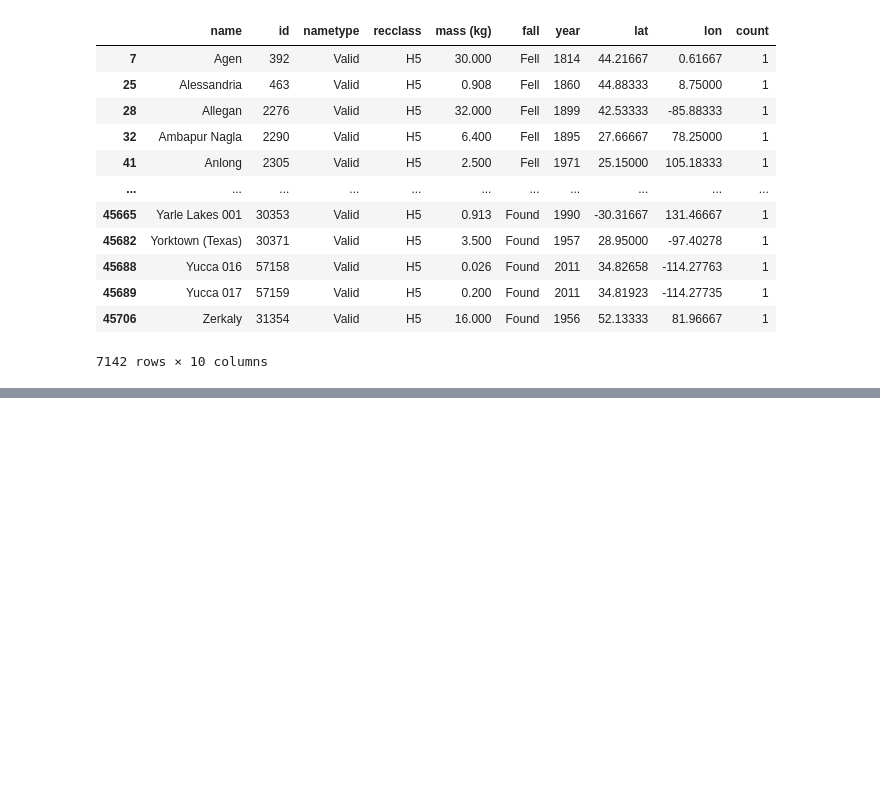
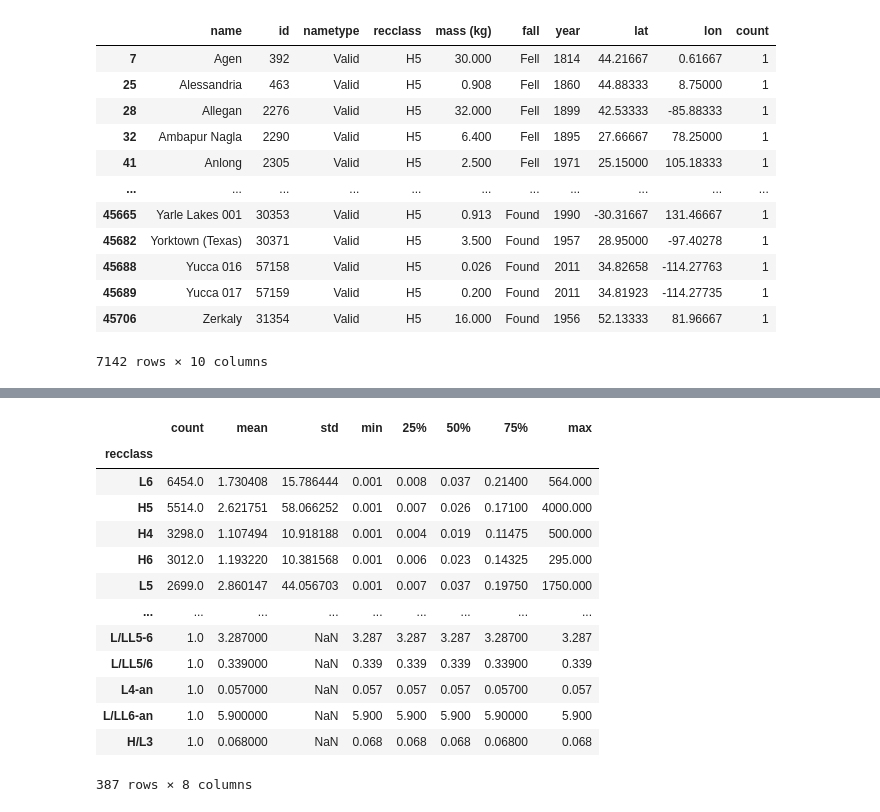
Before and after one commit to N0t10n/EDA_meteorite_landings, a Jupyter notebook: test.ipynb, the cells around one changed output, grey strips where cells are left out. Cells and saved outputs as stored; diff of their text form; code cells hidden in the pictures; blank space fills up the shorter version.

```diff
--- a/test.ipynb
+++ b/test.ipynb
@@ -140,0 +175,17 @@ fig.show()
+# %%
+df_1
+# %% [output]
+|  | count | mean | std | min | 25% | 50% | 75% | max |
+| recclass |  |  |  |  |  |  |  |  |
+| L6 | 6454.0 | 1.730408 | 15.786444 | 0.001 | 0.008 | 0.037 | 0.21400 | 564.000 |
+| H5 | 5514.0 | 2.621751 | 58.066252 | 0.001 | 0.007 | 0.026 | 0.17100 | 4000.000 |
+| H4 | 3298.0 | 1.107494 | 10.918188 | 0.001 | 0.004 | 0.019 | 0.11475 | 500.000 |
+| H6 | 3012.0 | 1.193220 | 10.381568 | 0.001 | 0.006 | 0.023 | 0.14325 | 295.000 |
+| L5 | 2699.0 | 2.860147 | 44.056703 | 0.001 | 0.007 | 0.037 | 0.19750 | 1750.000 |
+| ... | ... | ... | ... | ... | ... | ... | ... | ... |
+| L/LL5-6 | 1.0 | 3.287000 | NaN | 3.287 | 3.287 | 3.287 | 3.28700 | 3.287 |
+| L/LL5/6 | 1.0 | 0.339000 | NaN | 0.339 | 0.339 | 0.339 | 0.33900 | 0.339 |
+| L4-an | 1.0 | 0.057000 | NaN | 0.057 | 0.057 | 0.057 | 0.05700 | 0.057 |
+| L/LL6-an | 1.0 | 5.900000 | NaN | 5.900 | 5.900 | 5.900 | 5.90000 | 5.900 |
+| H/L3 | 1.0 | 0.068000 | NaN | 0.068 | 0.068 | 0.068 | 0.06800 | 0.068 |
+387 rows × 8 columns
```
Also changed, not shown: parts of 10 cells of this notebook, 2 other files.
